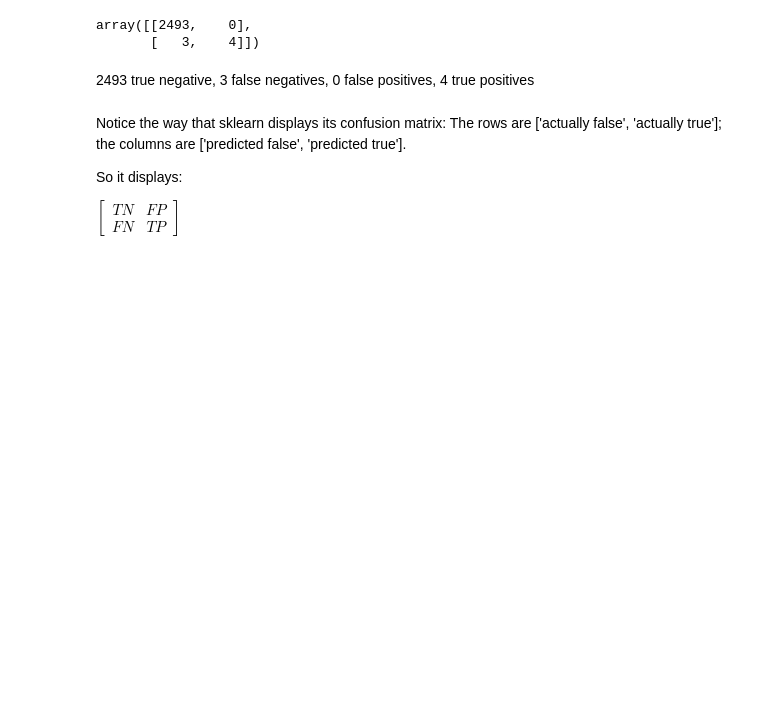
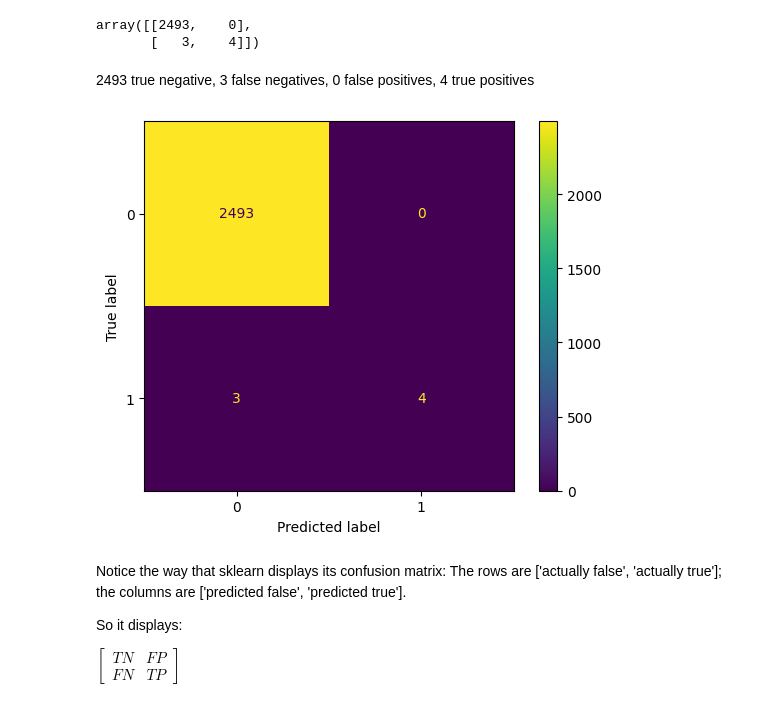
Before and after one commit to SangyunT/NATL-DS-051523, a Jupyter notebook: Phase3/classification_metrics_070323.ipynb, the cells around one changed output. Saved outputs shown, nothing was run; the diff lists cells and outputs as text; code cells hidden in the pictures; blank space fills up the shorter version.

```diff
--- a/Phase3/classification_metrics_070323.ipynb
+++ b/Phase3/classification_metrics_070323.ipynb
@@ -154,3 +151,15 @@ ConfusionMatrixDisplay(cred_model, X_test_sc, y_test);
+# %%
+# More visual representation
+from sklearn.svm import SVC
+
+clf = SVC()
+clf.fit(X_train_sc, y_train)
+disp = ConfusionMatrixDisplay(cm_1)
+# ConfusionMatrixDisplay.from_predictions(clf, X_test_sc, y_test)
+disp.plot()
+plt.show()
+# %% [output]
+[figure, added]
 # %% [markdown]
 Notice the way that sklearn displays its confusion matrix: The rows are \['actually false', 'actually true'\]; the columns are \['predicted false', 'predicted true'\].
 
```
Also changed, not shown: parts of 13 cells of this notebook.
